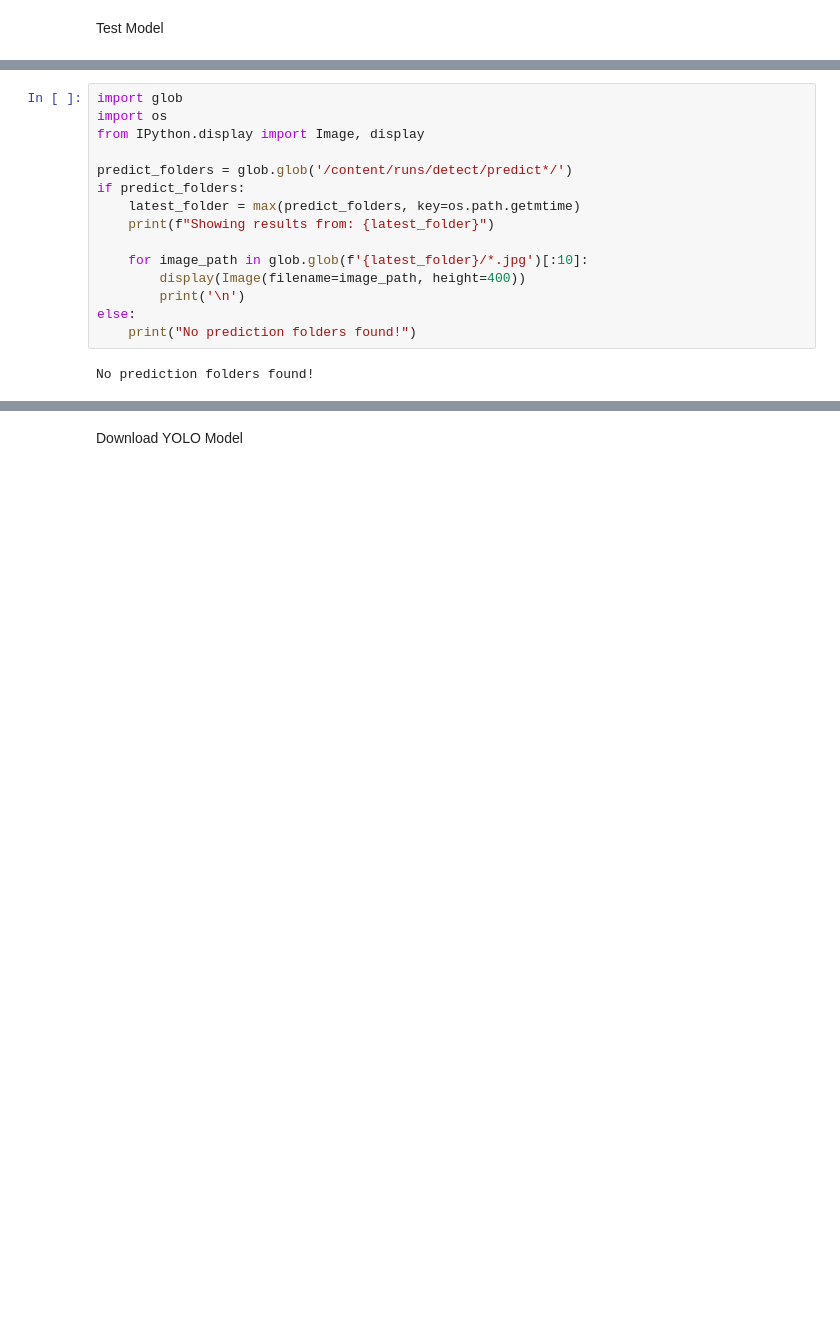
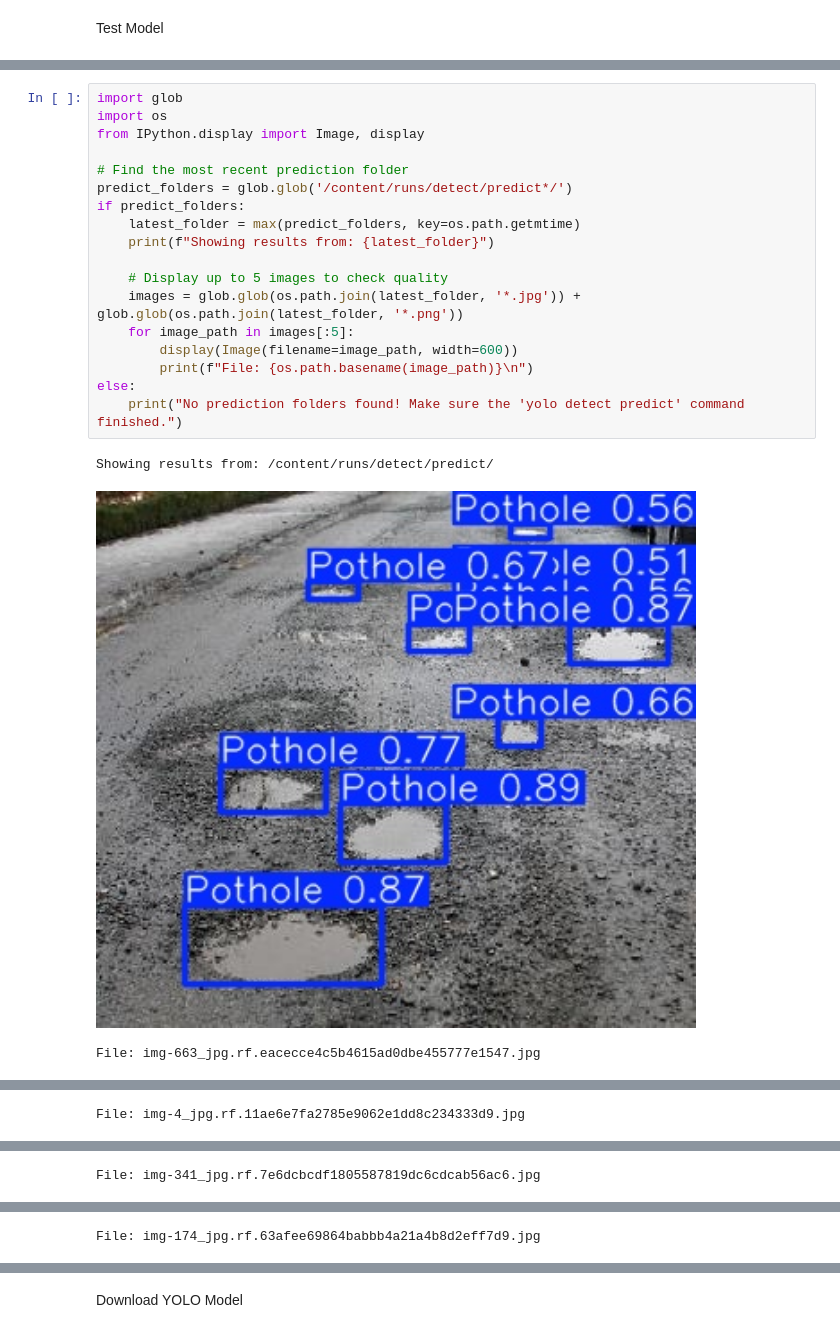
Before and after one commit to nayana-sisil/plothole-deteection-yolo26, a Jupyter notebook: plot_hole_detection.ipynb, the cells around one changed output, grey strips where cells are left out. Drawn from its saved outputs; the diff is of its cells as text; blank space fills up the shorter version.

```diff
--- a/plot_hole_detection.ipynb
+++ b/plot_hole_detection.ipynb
@@ -197,17 +211,22 @@ FileNotFoundError: [Errno 2] No such file or directory: '/content/runs/detect/tr
 # %%
 import glob
 import os
 from IPython.display import Image, display
 
+# Find the most recent prediction folder
 predict_folders = glob.glob('/content/runs/detect/predict*/')
 if predict_folders:
     latest_folder = max(predict_folders, key=os.path.getmtime)
     print(f"Showing results from: {latest_folder}")
 
-    for image_path in glob.glob(f'{latest_folder}/*.jpg')[:10]:
-        display(Image(filename=image_path, height=400))
-        print('\n')
+    # Display up to 5 images to check quality
+    images = glob.glob(os.path.join(latest_folder, '*.jpg')) + glob.glob(os.path.join(latest_folder, '*.png'))
+    for image_path in images[:5]:
+        display(Image(filename=image_path, width=600))
+        print(f"File: {os.path.basename(image_path)}\n")
 else:
-    print("No prediction folders found!")
+    print("No prediction folders found! Make sure the 'yolo detect predict' command finished.")
 # %% [output]
-No prediction folders found!
+Showing results from: /content/runs/detect/predict/
+[figure, added]
+File: img-663_jpg.rf.eacecce4c5b4615ad0dbe455777e1547.jpg
@@ -213,0 +234 @@ No prediction folders found!
+File: img-4_jpg.rf.11ae6e7fa2785e9062e1dd8c234333d9.jpg
@@ -213,0 +236 @@ No prediction folders found!
+File: img-341_jpg.rf.7e6dcbcdf1805587819dc6cdcab56ac6.jpg
@@ -213,0 +238 @@ No prediction folders found!
+File: img-174_jpg.rf.63afee69864babbb4a21a4b8d2eff7d9.jpg
```
Also changed, not shown: parts of 10 cells of this notebook.
